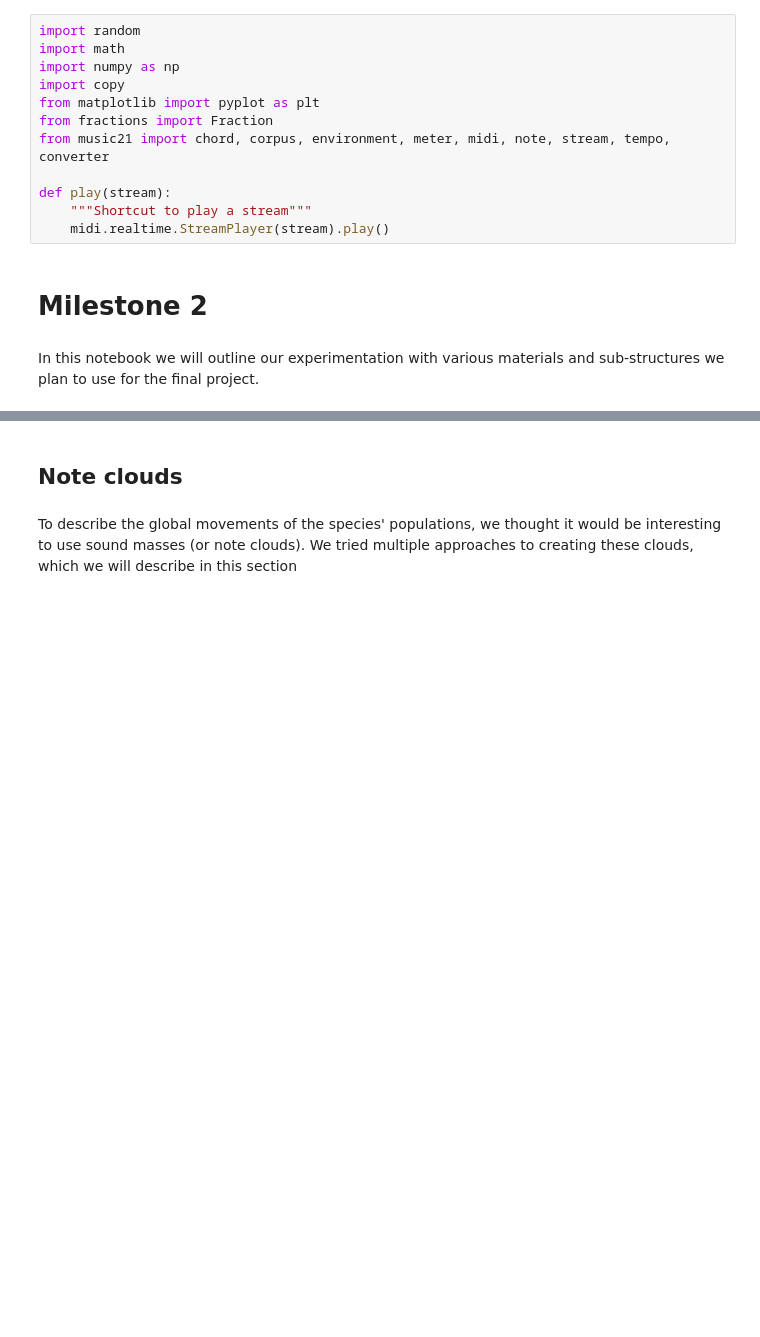
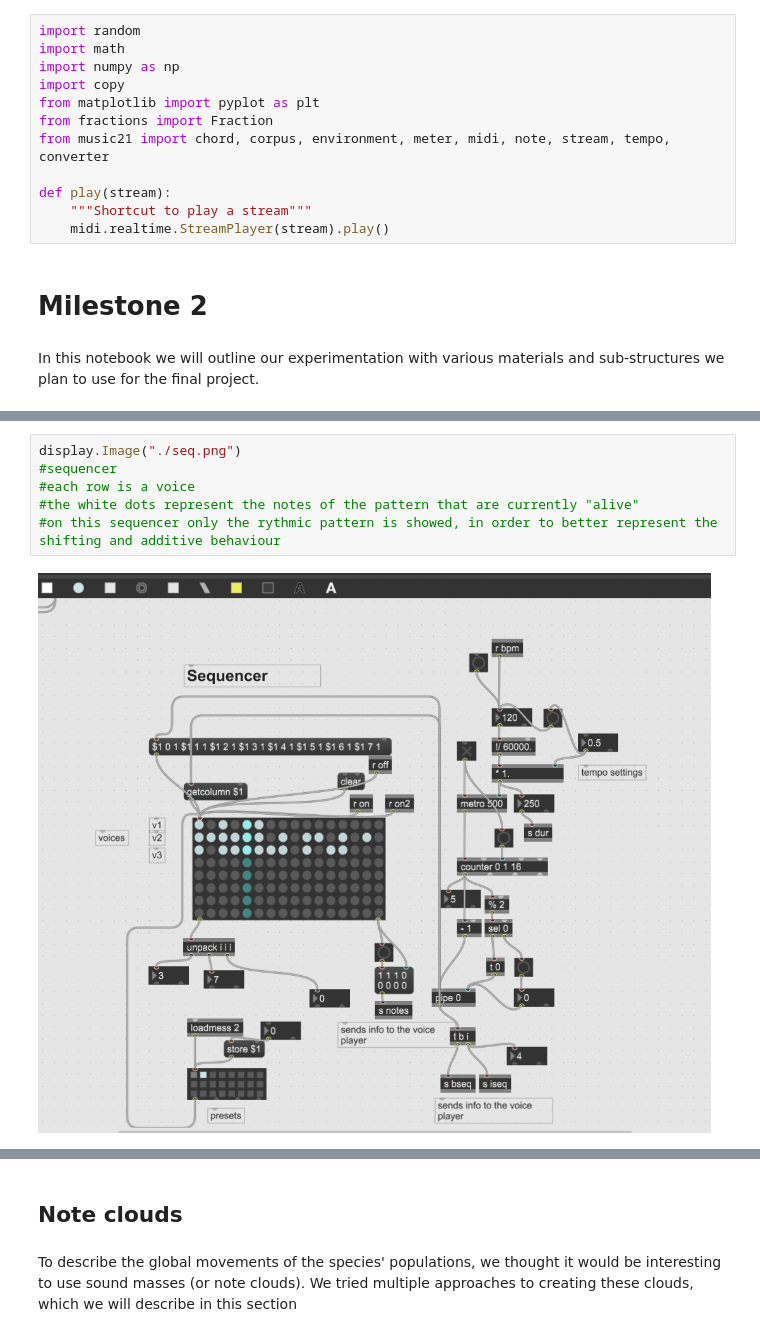
Before and after one commit to MattDupraz/Algorithmic-Composition, a Jupyter notebook: 12_milestone_2/milestone_2.ipynb, the cells around one changed output, grey strips where cells are left out. Saved outputs shown, nothing was run; the diff lists cells and outputs as text; blank space fills up the shorter version.

```diff
--- a/12_milestone_2/milestone_2.ipynb
+++ b/12_milestone_2/milestone_2.ipynb
@@ -16,0 +45,8 @@ In this notebook we will outline our experimentation with various materials and
+# %%
+display.Image("./seq.png")
+#sequencer
+#each row is a voice
+#the white dots represent the notes of the pattern that are currently "alive"
+#on this sequencer only the rythmic pattern is showed, in order to better represent the shifting and additive behaviour
+# %% [output]
+[figure, added]
```
Also changed, not shown: parts of 11 cells of this notebook, 1 other file.
